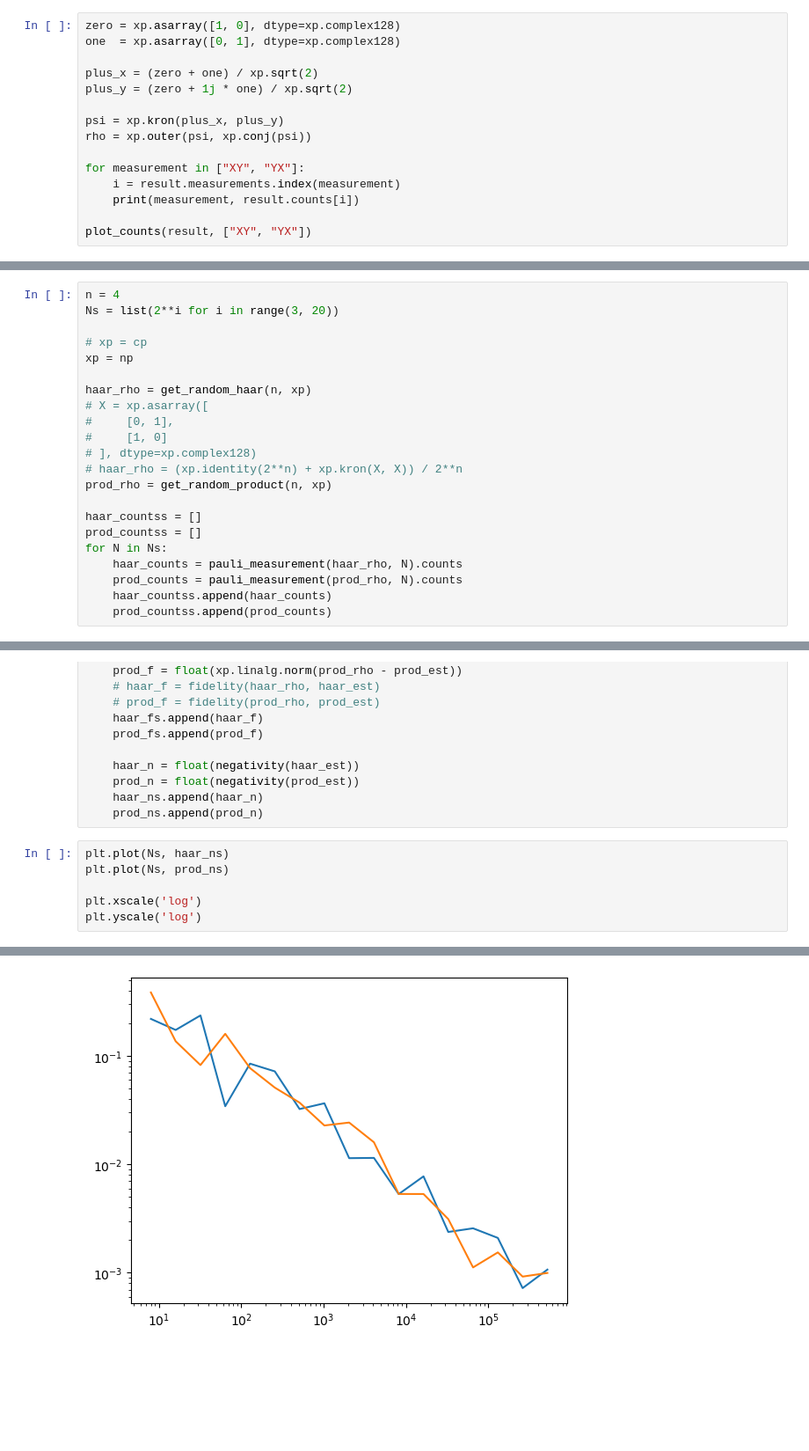
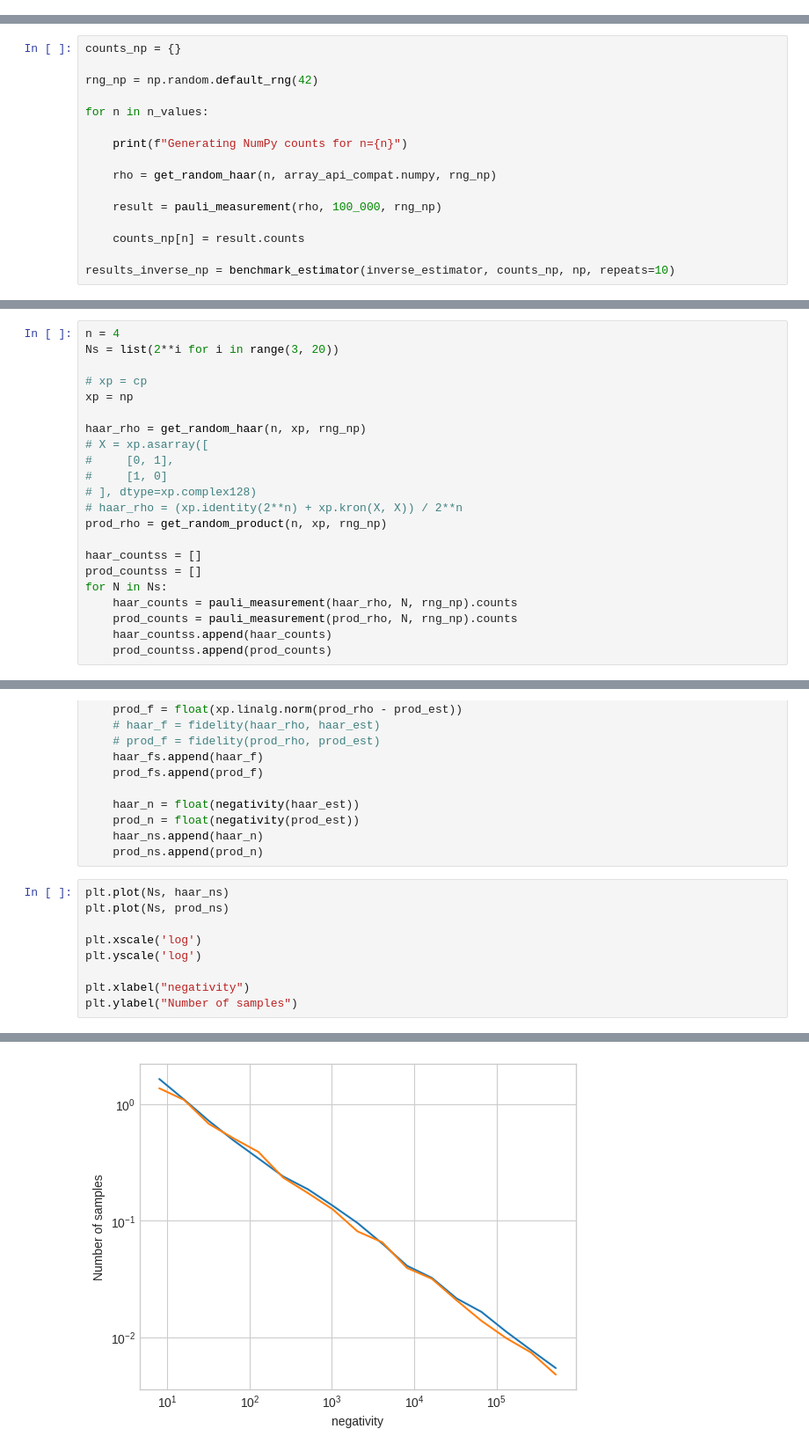
Before and after one commit to Ankit-539/QuanSToS, a Jupyter notebook: experiment.ipynb, the cells around one changed output, grey strips where cells are left out. Shown at 88% size. Cells and saved outputs as stored; diff of their text form; blank space fills up the shorter version.

```diff
--- a/experiment.ipynb
+++ b/experiment.ipynb
@@ -285,15 +280,0 @@ XZ [24979 24994 25160 24867]
-# %%
-zero = xp.asarray([1, 0], dtype=xp.complex128)
-one  = xp.asarray([0, 1], dtype=xp.complex128)
-
-plus_x = (zero + one) / xp.sqrt(2)
-plus_y = (zero + 1j * one) / xp.sqrt(2)
-
-psi = xp.kron(plus_x, plus_y)
-rho = xp.outer(psi, xp.conj(psi))
-
-for measurement in ["XY", "YX"]:
-    i = result.measurements.index(measurement)
-    print(measurement, result.counts[i])
-
-plot_counts(result, ["XY", "YX"])
@@ -490,0 +476,16 @@ plt.show()
+# %%
+counts_np = {}
+
+rng_np = np.random.default_rng(42)
+
+for n in n_values:
+
+    print(f"Generating NumPy counts for n={n}")
+
+    rho = get_random_haar(n, array_api_compat.numpy, rng_np)
+
+    result = pauli_measurement(rho, 100_000, rng_np)
+
+    counts_np[n] = result.counts
+
+results_inverse_np = benchmark_estimator(inverse_estimator, counts_np, np, repeats=10)
@@ -499,19 +572,19 @@ Ns = list(2**i for i in range(3, 20))
 # xp = cp
 xp = np
 
-haar_rho = get_random_haar(n, xp)
+haar_rho = get_random_haar(n, xp, rng_np)
 # X = xp.asarray([
 #     [0, 1],
 #     [1, 0]
 # ], dtype=xp.complex128)
 # haar_rho = (xp.identity(2**n) + xp.kron(X, X)) / 2**n
-prod_rho = get_random_product(n, xp)
+prod_rho = get_random_product(n, xp, rng_np)
 
 haar_countss = []
 prod_countss = []
 for N in Ns:
-    haar_counts = pauli_measurement(haar_rho, N).counts
-    prod_counts = pauli_measurement(prod_rho, N).counts
+    haar_counts = pauli_measurement(haar_rho, N, rng_np).counts
+    prod_counts = pauli_measurement(prod_rho, N, rng_np).counts
     haar_countss.append(haar_counts)
     prod_countss.append(prod_counts)
 # %% [markdown]
@@ -545,4 +618,7 @@ plt.plot(Ns, prod_ns)
 
 plt.xscale('log')
 plt.yscale('log')
+
+plt.xlabel("negativity")
+plt.ylabel("Number of samples")
 # %% [output]
@@ -549 +626 @@ plt.yscale('log')
-[figure, old version]
+[figure, new version]
```
Also changed, not shown: parts of 29 cells of this notebook.
